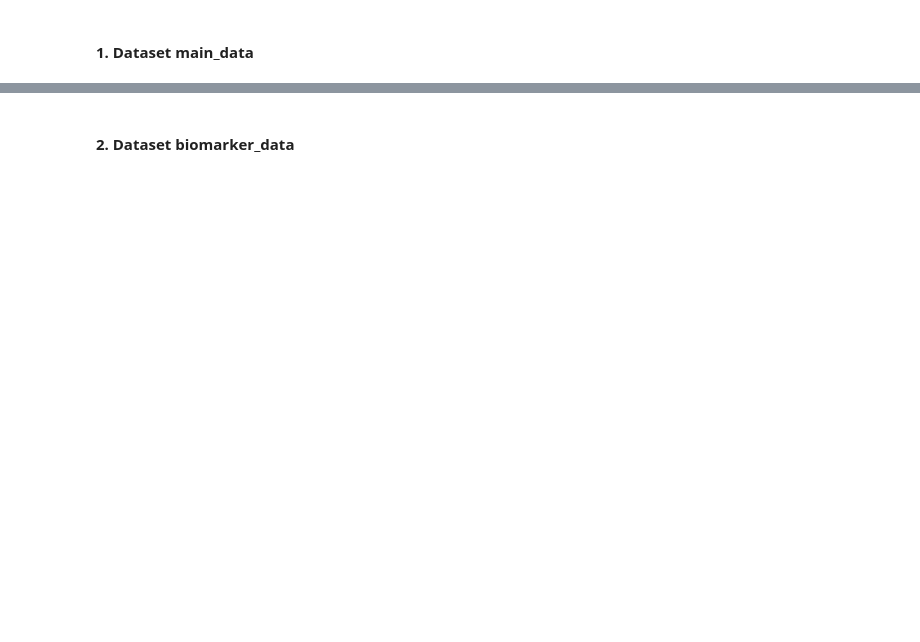
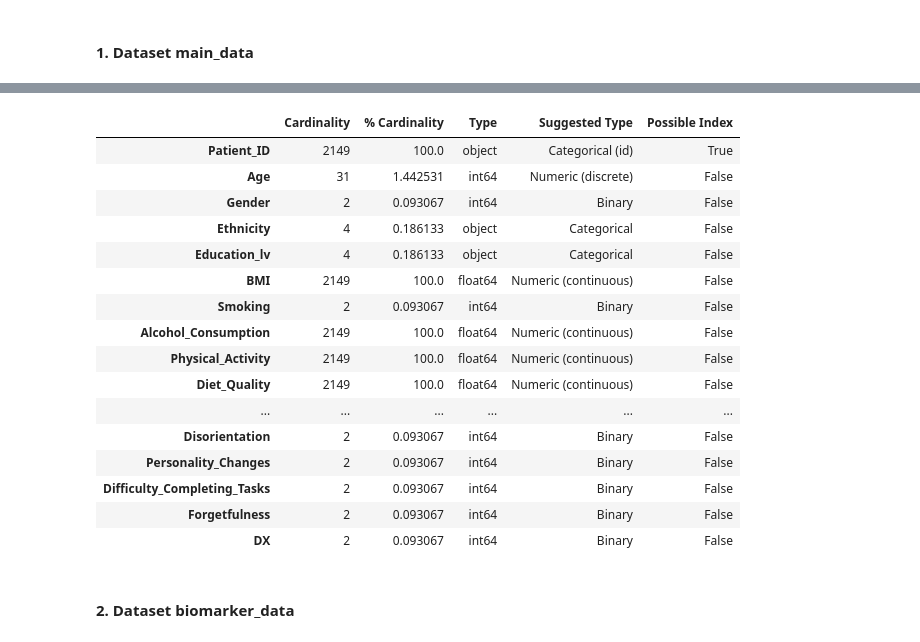
Before and after one commit to mardelmir/EDA_Project, a Jupyter notebook: src/notebooks/01_Data_preparation.ipynb, the cells around one changed output, grey strips where cells are left out. Drawn from its saved outputs; the diff is of its cells as text; code cells hidden in the pictures; blank space fills up the shorter version.

```diff
--- a/src/notebooks/01_Data_preparation.ipynb
+++ b/src/notebooks/01_Data_preparation.ipynb
@@ -348,3 +387,23 @@ df_adni_merged.to_csv('../data/processed/adni_data.csv', index = False)
+# %%
+classify_by_cardinality(df_ad)
+# %% [output]
+|  | Cardinality | % Cardinality | Type | Suggested Type | Possible Index |
+| Patient_ID | 2149 | 100.0 | object | Categorical (id) | True |
+| Age | 31 | 1.442531 | int64 | Numeric (discrete) | False |
+| Gender | 2 | 0.093067 | int64 | Binary | False |
+| Ethnicity | 4 | 0.186133 | object | Categorical | False |
+| Education_lv | 4 | 0.186133 | object | Categorical | False |
+| BMI | 2149 | 100.0 | float64 | Numeric (continuous) | False |
+| Smoking | 2 | 0.093067 | int64 | Binary | False |
+| Alcohol_Consumption | 2149 | 100.0 | float64 | Numeric (continuous) | False |
+| Physical_Activity | 2149 | 100.0 | float64 | Numeric (continuous) | False |
+| Diet_Quality | 2149 | 100.0 | float64 | Numeric (continuous) | False |
+| ... | ... | ... | ... | ... | ... |
+| Disorientation | 2 | 0.093067 | int64 | Binary | False |
+| Personality_Changes | 2 | 0.093067 | int64 | Binary | False |
+| Difficulty_Completing_Tasks | 2 | 0.093067 | int64 | Binary | False |
+| Forgetfulness | 2 | 0.093067 | int64 | Binary | False |
+| DX | 2 | 0.093067 | int64 | Binary | False |
 # %% [markdown]
 #### 2. Dataset biomarker_data
 # %% [markdown]
```
Also changed, not shown: parts of 12 cells of this notebook, 1 other file.
